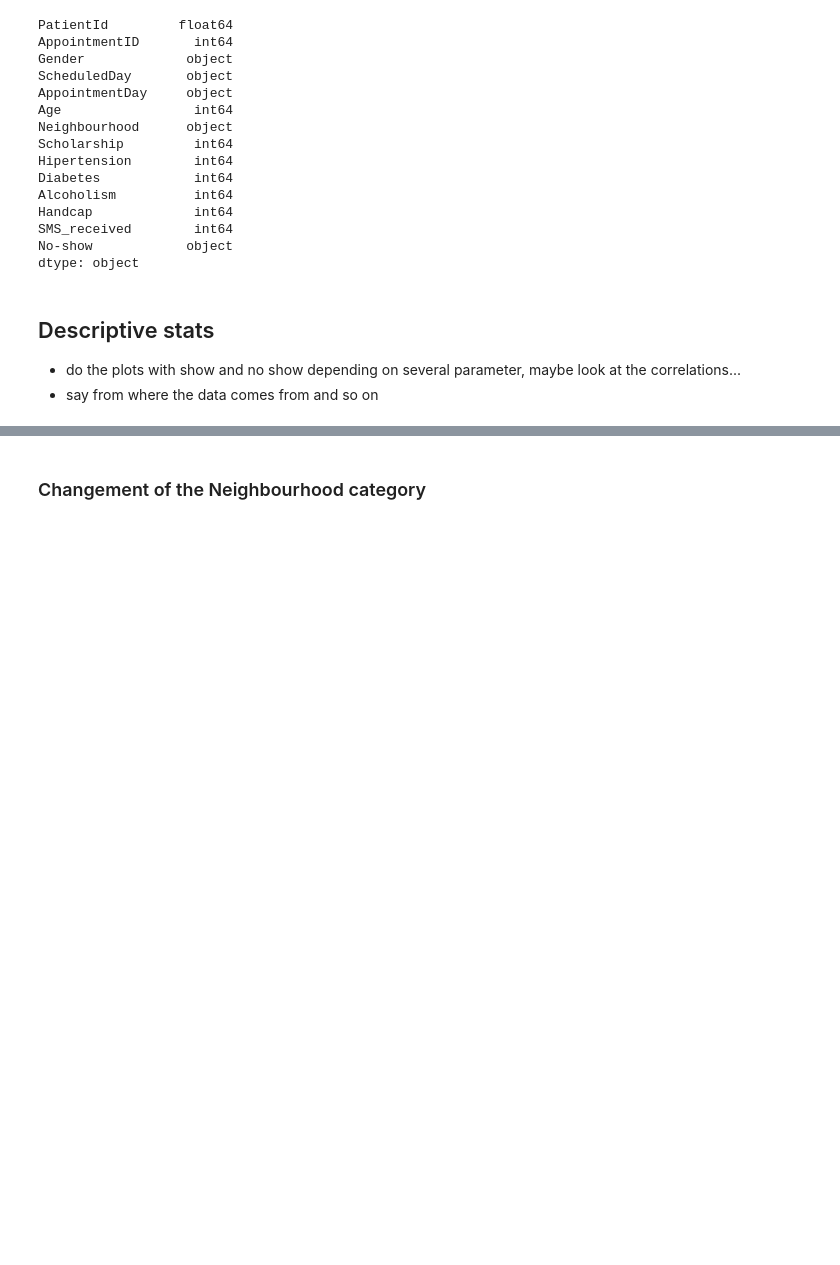
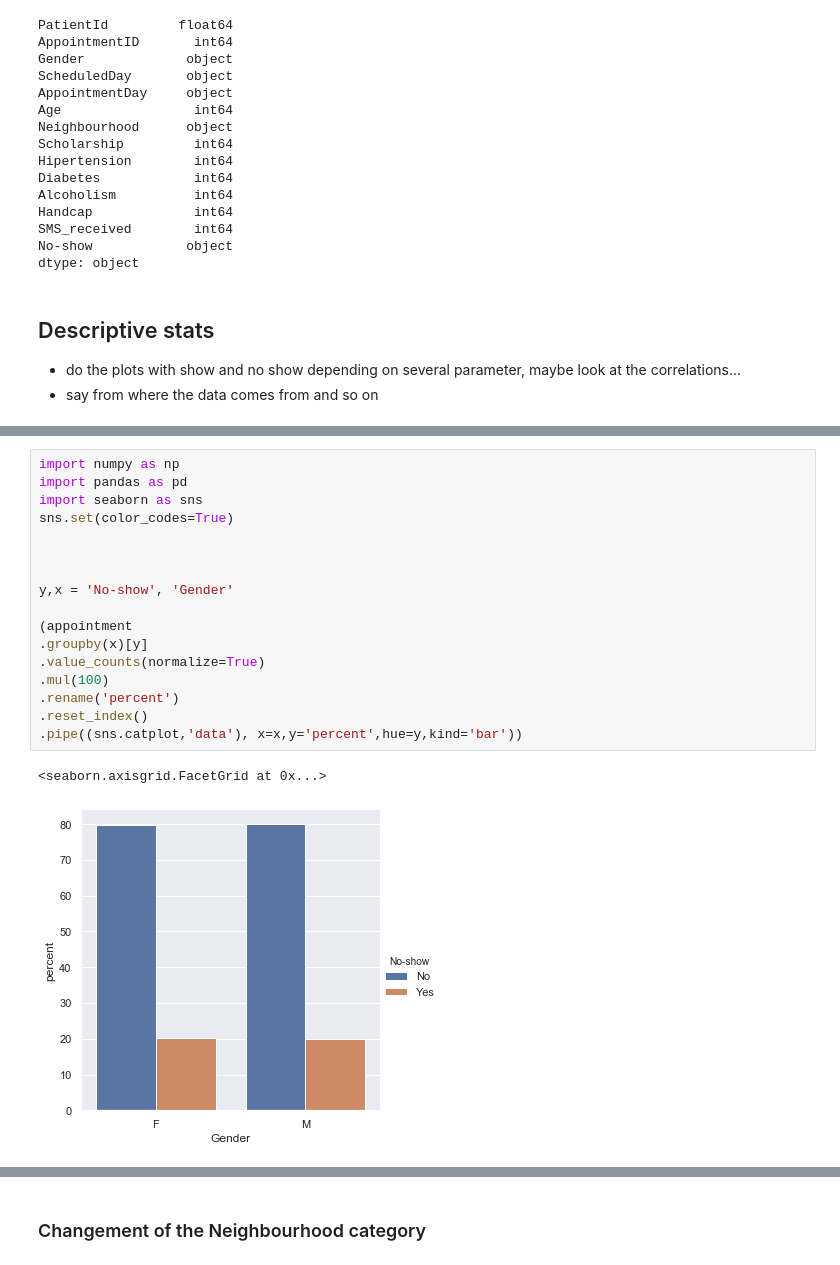
Before and after one commit to vpl19/ML_HDA_project, a Jupyter notebook: ML_Notebbok2.ipynb, the cells around one changed output, grey strips where cells are left out. Drawn from its saved outputs; the diff is of its cells as text; blank space fills up the shorter version.

```diff
--- a/ML_Notebbok2.ipynb
+++ b/ML_Notebbok2.ipynb
@@ -57,0 +70,20 @@ dtype: object
+# %%
+import numpy as np
+import pandas as pd
+import seaborn as sns
+sns.set(color_codes=True)
+
+
+
+y,x = 'No-show', 'Gender'
+
+(appointment
+.groupby(x)[y]
+.value_counts(normalize=True)
+.mul(100)
+.rename('percent')
+.reset_index()
+.pipe((sns.catplot,'data'), x=x,y='percent',hue=y,kind='bar'))
+# %% [output]
+<seaborn.axisgrid.FacetGrid at 0x...>
+[figure, added]
```
Also changed, not shown: parts of 21 cells of this notebook.
